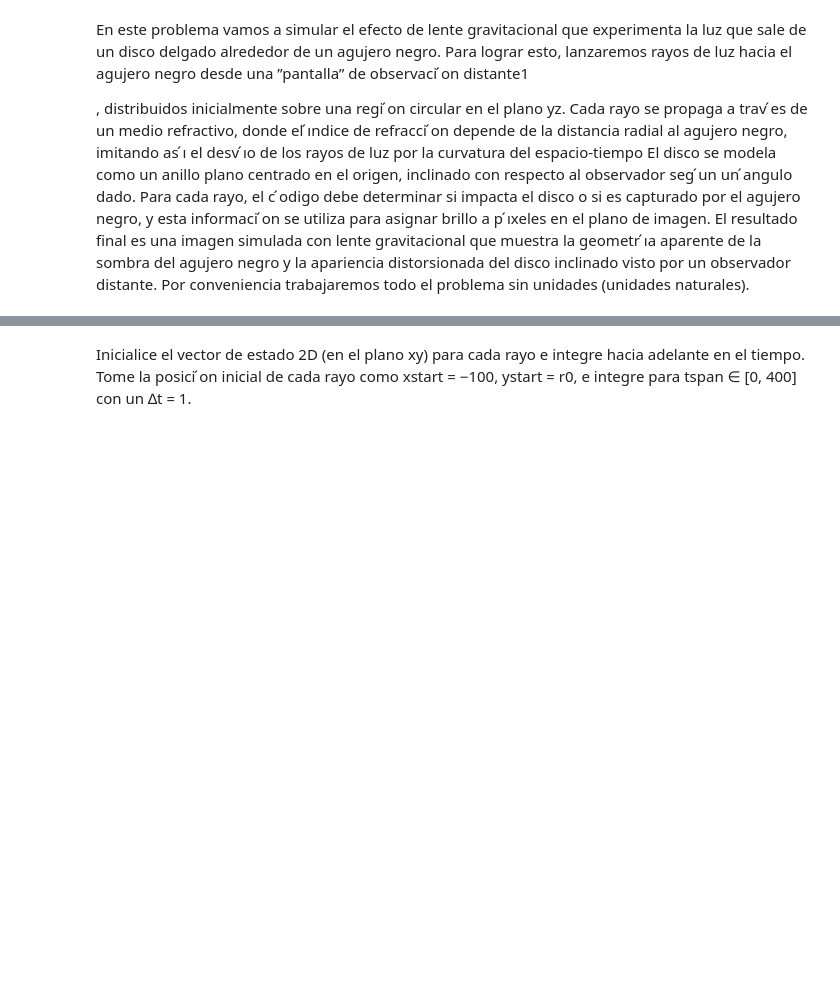
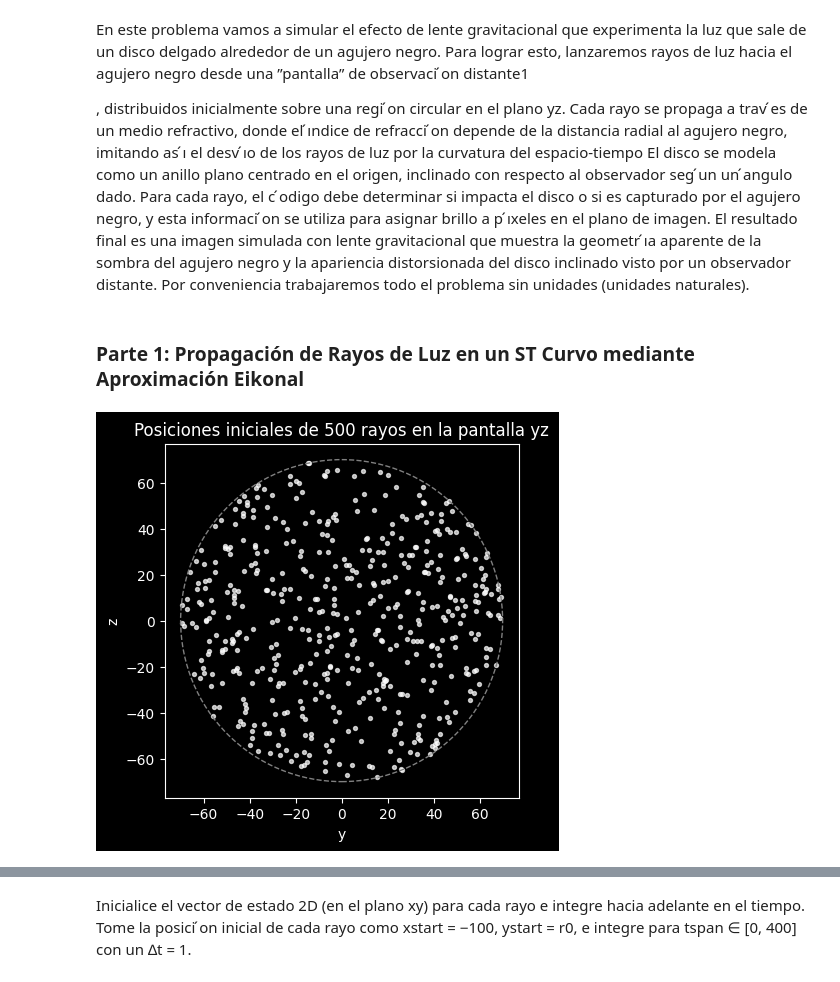
Before and after one commit to soleildayana/Modern-Astrophysics, a Jupyter notebook: AstroModerna_Proyecto_I.ipynb, the cells around one changed output, grey strips where cells are left out. Saved outputs shown, nothing was run; the diff lists cells and outputs as text; code cells hidden in the pictures; blank space fills up the shorter version.

```diff
--- a/AstroModerna_Proyecto_I.ipynb
+++ b/AstroModerna_Proyecto_I.ipynb
@@ -29,3 +27,23 @@ negro, y esta informaci ́on se utiliza para asignar brillo a p ́ıxeles en el
 una imagen simulada con lente gravitacional que muestra la geometr ́ıa aparente de la sombra del agujero
 negro y la apariencia distorsionada del disco inclinado visto por un observador distante. Por conveniencia
 trabajaremos todo el problema sin unidades (unidades naturales).
+# %% [markdown]
+### Parte 1: Propagación de Rayos de Luz en un ST Curvo mediante Aproximación Eikonal
+# %%
+N, R = 500, 70
+
+r0 = R * np.sqrt(np.random.uniform(0, 1, N))
+theta0 = 2 * np.pi * np.random.uniform(0, 1, N)
+
+y0, z0 = r0 * np.sin(theta0), r0 * np.cos(theta0) # cilíndricas -> cartesianas
+# %%
+fig, ax = plt.subplots(figsize=(4.6, 4.6))
+ax.scatter(y0, z0, s=8, c="white", alpha = 0.7)
+ax.add_patch(plt.Circle((0, 0), R, fill=False, ls="--", color="gray")) # punteado en el radio
+ax.set_xlabel("y")
+ax.set_ylabel("z")
+ax.set_aspect("equal")
+ax.set_title(f"Posiciones iniciales de {N} rayos en la pantalla yz")
+plt.show()
+# %% [output]
+[figure, added]
```
Also changed, not shown: parts of 23 cells of this notebook.
